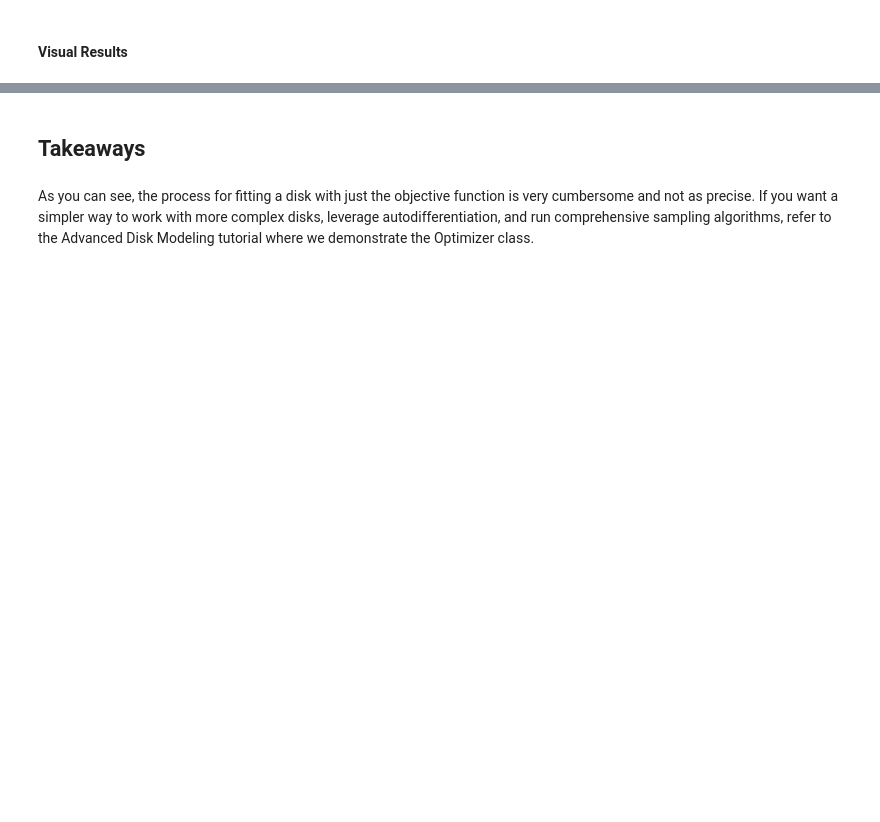
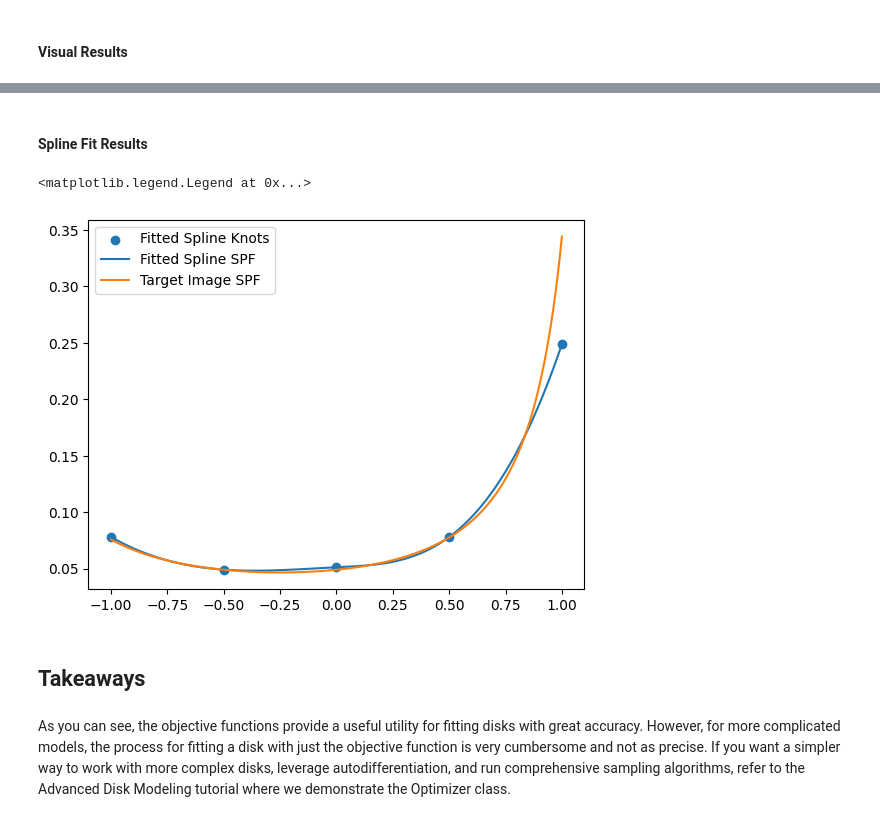
Before and after one commit to UCSB-Exoplanet-Polarimetry-Lab/GRaTeR-JAX, a Jupyter notebook: docs/tutorials/DiskTutorial.ipynb, the cells around one changed output, grey strips where cells are left out. Saved outputs shown, nothing was run; the diff lists cells and outputs as text; code cells hidden in the pictures; blank space fills up the shorter version.

```diff
--- a/docs/tutorials/DiskTutorial.ipynb
+++ b/docs/tutorials/DiskTutorial.ipynb
@@ -245,4 +226,19 @@ plt.show()
+# %% [markdown]
+#### Spline Fit Results
+# %%
+x_vals = jnp.linspace(-1, 1, 200)
+knot_locs = InterpolatedUnivariateSpline_SPF.get_knots(new_spf_params)
+plt.scatter(knot_locs, InterpolatedUnivariateSpline_SPF.pack_pars(new_spf_params['knot_values'],
+                    knots=knot_locs)(knot_locs))
+plt.plot(x_vals, InterpolatedUnivariateSpline_SPF.pack_pars(new_spf_params['knot_values'],
+                    knots=knot_locs)(x_vals))
+plt.plot(x_vals, DoubleHenyeyGreenstein_SPF.compute_phase_function_from_cosphi(DoubleHenyeyGreenstein_SPF.pack_pars(spf_params), x_vals))
+
+plt.legend(['Fitted Spline Knots', 'Fitted Spline SPF', 'Target Image SPF'])
+# %% [output]
+<matplotlib.legend.Legend at 0x...>
+[figure, added]
 # %% [markdown]
 ## Takeaways
 # %% [markdown]
-As you can see, the process for fitting a disk with just the objective function is very cumbersome and not as precise. If you want a simpler way to work with more complex disks, leverage autodifferentiation, and run comprehensive sampling algorithms, refer to the Advanced Disk Modeling tutorial where we demonstrate the Optimizer class.
+As you can see, the objective functions provide a useful utility for fitting disks with great accuracy. However, for more complicated models, the process for fitting a disk with just the objective function is very cumbersome and not as precise. If you want a simpler way to work with more complex disks, leverage autodifferentiation, and run comprehensive sampling algorithms, refer to the Advanced Disk Modeling tutorial where we demonstrate the Optimizer class.
```
Also changed, not shown: parts of 17 cells of this notebook, 14 other files.
